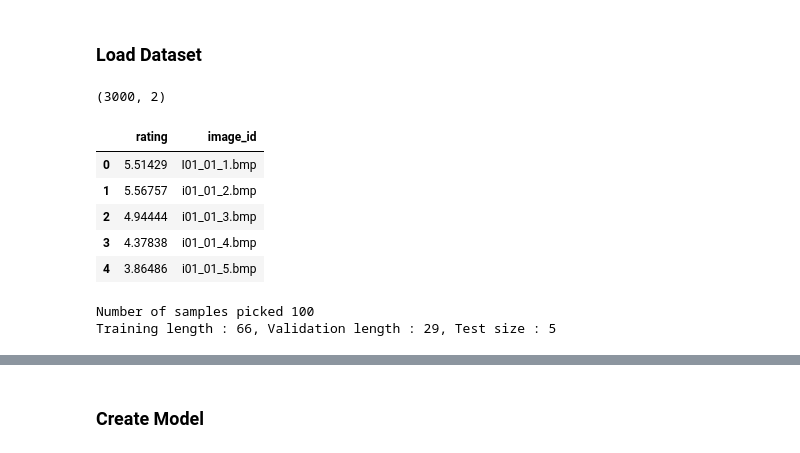
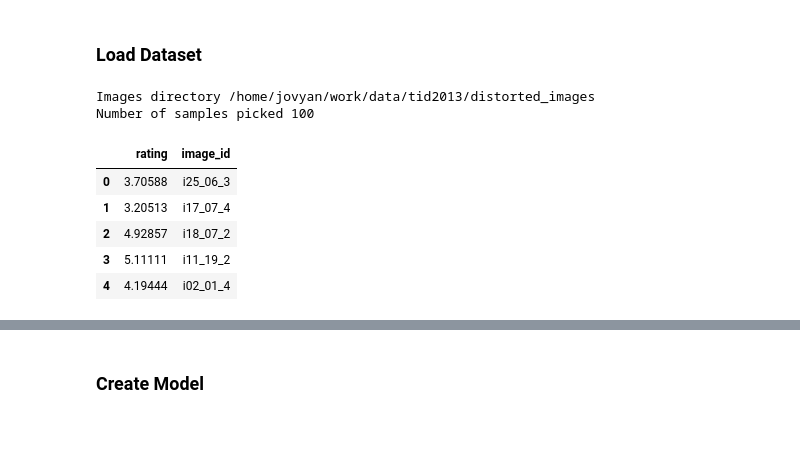
Before and after one commit to maindolaamit/nima, a Jupyter notebook: notebooks/tid_train_model.ipynb, the cells around one changed output, grey strips where cells are left out. Drawn from its saved outputs; the diff is of its cells as text; code cells hidden in the pictures.

```diff
--- a/notebooks/tid_train_model.ipynb
+++ b/notebooks/tid_train_model.ipynb
@@ -33,23 +53,38 @@ sys.path.append('/home/jovyan/work')
 import nima as nima
 # %% [markdown]
 ### Load Dataset
-# %%
-from nima.utils.tid_dataset_utils import get_mos_df, load_tid_data
-from nima.config import TID_DATASET_DIR
-df = get_mos_df()
-print(df.shape)
-df.head()
-# %% [output]
-(3000, 2)
-|  | rating | image_id |
-| 0 | 5.51429 | I01_01_1.bmp |
-| 1 | 5.56757 | i01_01_2.bmp |
-| 2 | 4.94444 | i01_01_3.bmp |
-| 3 | 4.37838 | i01_01_4.bmp |
-| 4 | 3.86486 | i01_01_5.bmp |
-# %%
-df_train, df_valid, df_test = load_tid_data(TID_DATASET_DIR, sample_size=100)
-print(f"Training length : {len(df_train)}, Validation length : {len(df_valid)}, Test size : {len(df_test)}")
-# %% [output]
-Number of samples picked 100
-Training length : 66, Validation length : 29, Test size : 5
+# %%
+from nima.utils.tid_dataset_utils import load_tid_data
+from nima.config import DATASET_DIR
+from nima.utils.ava_downloader import print_msg
+
+p_dataset_dir = DATASET_DIR
+p_model_name = 'vgg'
+p_batch_size = 64
+p_epochs = 10
+p_sample_size=100
+p_metrics = ['accuracy']
+p_verbose = 1
+
+tid_dataset_dir = os.path.join(p_dataset_dir, 'tid2013')
+tid_images_dir = os.path.join(tid_dataset_dir, 'distorted_images')
+img_format = 'bmp'
+print_msg(f'Images directory {tid_images_dir}')
+
+# Load the dataset
+x_col, y_cols = 'image_id', 'rating'
+df_train, df_valid, df_test = load_tid_data(tid_dataset_dir, p_sample_size)
+assert len(df_train) > 0 and len(df_valid) > 0 and len(df_test) > 0, 'Empty dataframe'
+train_batch_size = valid_batch_size = p_batch_size
+test_batch_size = min(p_batch_size, 32, len(df_test))
+
+df_train.head()
+# %% [output]
+Images directory /home/jovyan/work/data/tid2013/distorted_images
+Number of samples picked 100
+|  | rating | image_id |
+| 0 | 3.70588 | i25_06_3 |
+| 1 | 3.20513 | i17_07_4 |
+| 2 | 4.92857 | i18_07_2 |
+| 3 | 5.11111 | i11_19_2 |
+| 4 | 4.19444 | i02_01_4 |
```
Also changed, not shown: parts of 21 cells of this notebook, 5 other files.
